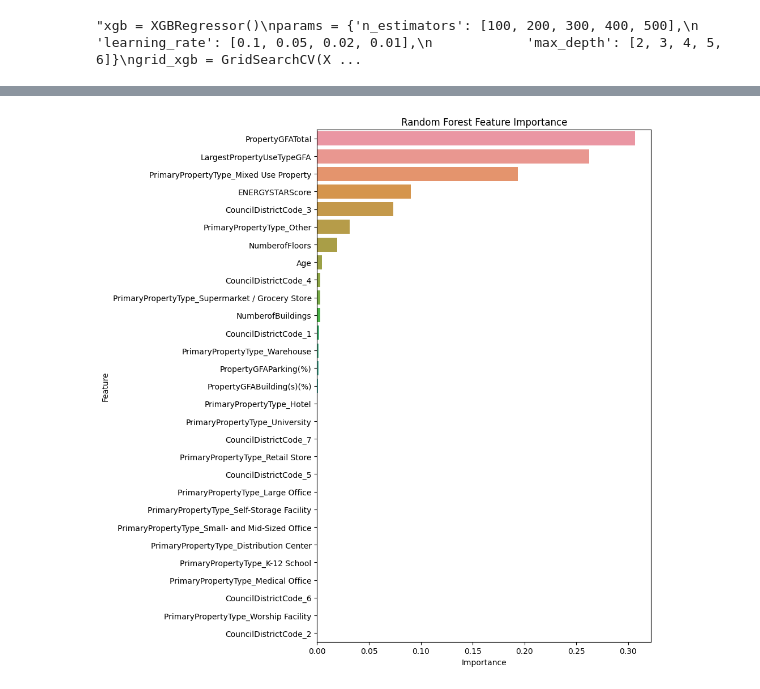
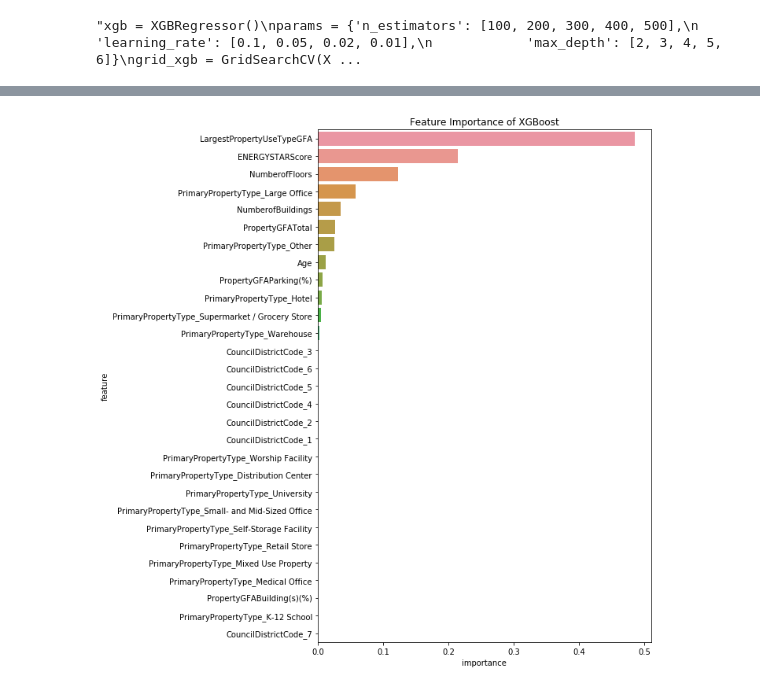
Before and after one commit to ThomasMeb/Anticiper_besoins_des_batiments, a Jupyter notebook: Projet_3_Thomas_Mebarki/Mebarki_Thomas_3_notebook_prediction_012023.ipynb, the cells around one changed output, grey strips where cells are left out. Cells and saved outputs as stored; diff of their text form; code cells hidden in the pictures.

```diff
--- a/Projet_3_Thomas_Mebarki/Mebarki_Thomas_3_notebook_prediction_012023.ipynb
+++ b/Projet_3_Thomas_Mebarki/Mebarki_Thomas_3_notebook_prediction_012023.ipynb
@@ -491,11 +527,12 @@ resultize(grid_tt_mlp).head()"""
 # %%
-best_params_mlp_tt = {'activation': 'logistic',
- 'hidden_layer_sizes': (500,),
- 'solver': 'lbfgs'}
+best_params_tt_mlp = {'activation': 'logistic',
+      'hidden_layer_sizes': (200,),
+      'solver': 'adam'
+      }
 # %%
-tt_mlp = TransformedTargetRegressor(regressor=MLPRegressor(**best_params_mlp_tt),
-                                    func=np.log1p,
-                                    inverse_func=np.expm1)
+tt_mlp = TransformedTargetRegressor(regressor=MLPRegressor(**best_params_tt_mlp),
+                                    func = np.log1p,
+                                    inverse_func = np.expm1)
 tt_mlp.fit(X_train_tt, y_train)
 y_pred = tt_mlp.predict(X_test_tt)
 tt_mlp_error = mean_squared_error(y_test, y_pred, squared=False)
@@ -514,7 +552,7 @@ resultize(grid_xgb).head()'''
 # %% [output]
 "xgb = XGBRegressor()\nparams = {'n_estimators': [100, 200, 300, 400, 500],\n            'learning_rate': [0.1, 0.05, 0.02, 0.01],\n            'max_depth': [2, 3, 4, 5, 6]}\ngrid_xgb = GridSearchCV(X ...
 # %%
-best_params_xgb = {'learning_rate': 0.01, 'max_depth': 6, 'n_estimators': 100}
+best_params_xgb = {'learning_rate': 0.01, 'max_depth': 5, 'n_estimators': 100}
 # %%
 xgb = XGBRegressor(**best_params_xgb)
 xgb.fit(X_train, y_train)
@@ -544,9 +580,9 @@ best_params_xgb_tt = {'learning_rate': 0.05,
 # %%
-tt_xgb = TransformedTargetRegressor(regressor=XGBRegressor(**best_params_xgb_tt),
-                                    func=np.log1p,
-                                    inverse_func=np.expm1)
-tt_xgb.fit(X_train, y_train)
-y_pred = tt_xgb.predict(X_test)
+tt_xgb = TransformedTargetRegressor(regressor=XGBRegressor(**best_params_tt_xgb),
+                                    func = np.log1p,
+                                    inverse_func = np.expm1)
+tt_xgb.fit(X_train_tt, y_train)
+y_pred = tt_xgb.predict(X_test_tt)
 tt_xgb_error = mean_squared_error(y_test, y_pred, squared=False)
 tt_xgb_error
 # %% [output]
@@ -596,11 +660,13 @@ errors
 # %%
-feat_imp_rf = pd.DataFrame({'Feature': X_train.columns, 'Importance': rf.feature_importances_})
-feat_imp_rf = feat_imp_rf.sort_values(by='Importance', ascending=False)
+#feature importance of xgboost
+feat_imp_xgb = pd.DataFrame({'importance': xgb.feature_importances_})
+feat_imp_xgb['feature'] = X_train.columns
+feat_imp_xgb = feat_imp_xgb.sort_values(by='importance', ascending=False)
 
 plt.figure(figsize=(10, 10))
-sns.barplot(x='Importance', y='Feature', data=feat_imp_rf)
-plt.title('Random Forest Feature Importance')
+sns.barplot(x='importance', y='feature', data=feat_imp_xgb)
+plt.title('Feature Importance of XGBoost')
 plt.tight_layout()
 plt.show()
 # %% [output]
-[figure, old version]
+[figure, new version]
```
Also changed, not shown: parts of 85 cells of this notebook, 4 other files.
